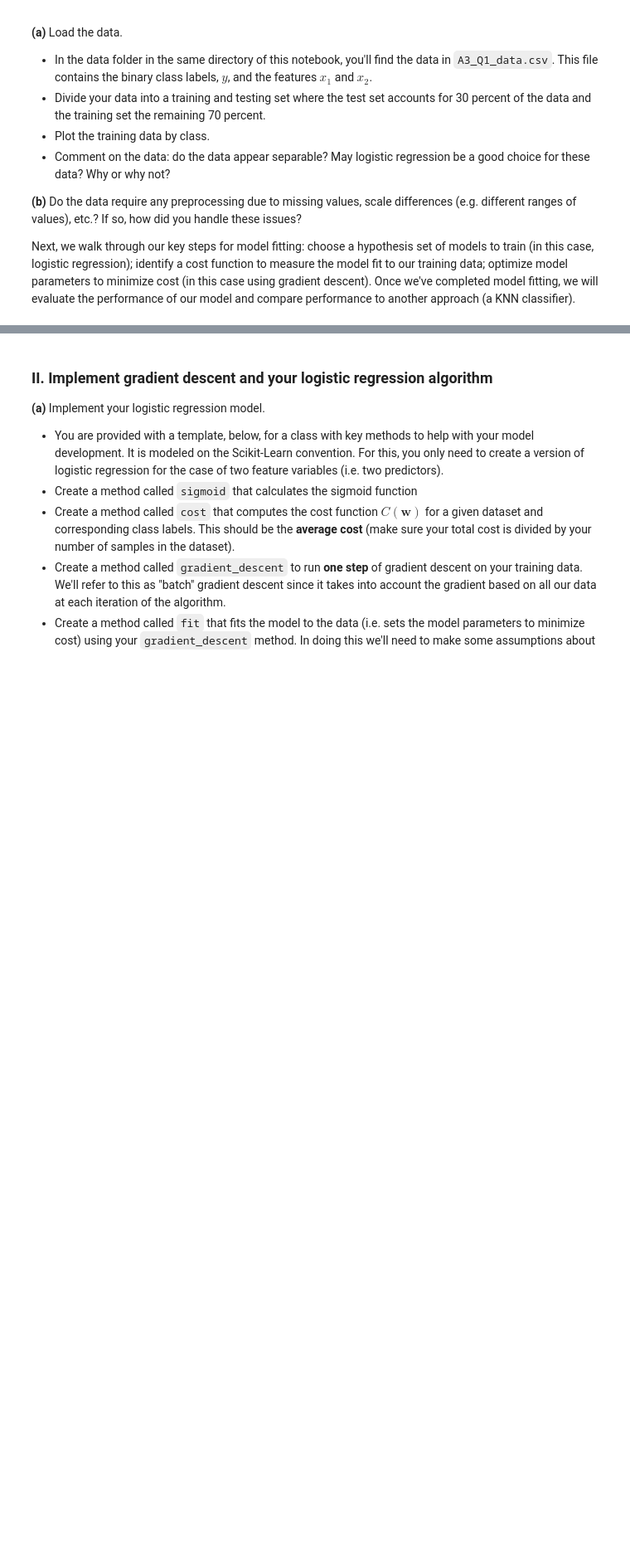
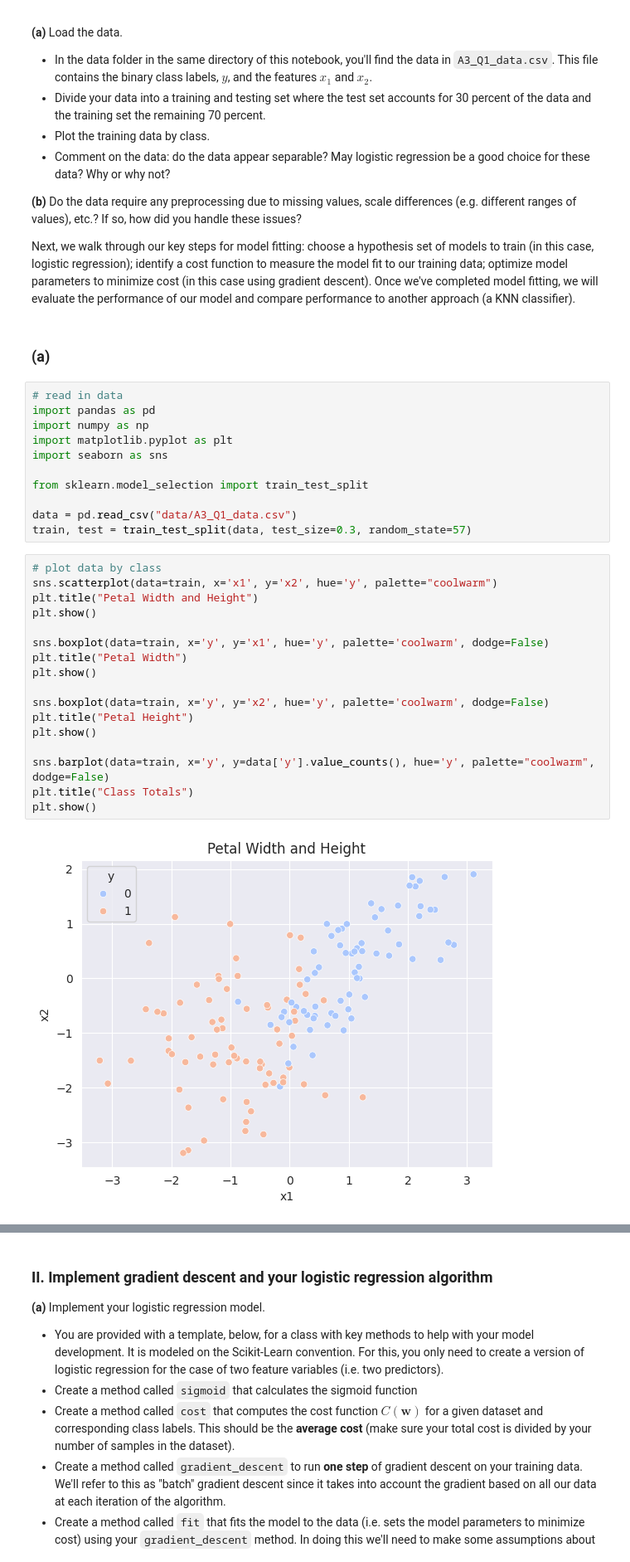
Before and after one commit to lorn-jaeger/CSCI-447, a Jupyter notebook: assignments/Assignment_3.ipynb, the cells around one changed output, grey strips where cells are left out. Shown: that part at 83% size. Cells and saved outputs as stored; diff of their text form; blank space fills up the shorter version.

```diff
--- a/assignments/Assignment_3.ipynb
+++ b/assignments/Assignment_3.ipynb
@@ -39,3 +39,35 @@ You are given some data for which you are tasked with constructing a classifier.
 **(b)** Do the data require any preprocessing due to missing values, scale differences (e.g. different ranges of values), etc.? If so, how did you handle these issues?
 
 Next, we walk through our key steps for model fitting: choose a hypothesis set of models to train (in this case, logistic regression); identify a cost function to measure the model fit to our training data; optimize model parameters to minimize cost (in this case using gradient descent). Once we've completed model fitting, we will evaluate the performance of our model and compare performance to another approach (a KNN classifier).
+# %% [markdown]
+### (a)
+# %%
+# read in data
+import pandas as pd
+import numpy as np
+import matplotlib.pyplot as plt
+import seaborn as sns
+
+from sklearn.model_selection import train_test_split
+
+data = pd.read_csv("data/A3_Q1_data.csv")
+train, test = train_test_split(data, test_size=0.3, random_state=57)
+# %%
+# plot data by class
+sns.scatterplot(data=train, x='x1', y='x2', hue='y', palette="coolwarm")
+plt.title("Petal Width and Height")
+plt.show()
+
+sns.boxplot(data=train, x='y', y='x1', hue='y', palette='coolwarm', dodge=False)
+plt.title("Petal Width")
+plt.show()
+
+sns.boxplot(data=train, x='y', y='x2', hue='y', palette='coolwarm', dodge=False)
+plt.title("Petal Height")
+plt.show()
+
+sns.barplot(data=train, x='y', y=data['y'].value_counts(), hue='y', palette="coolwarm", dodge=False)
+plt.title("Class Totals")
+plt.show()
+# %% [output]
+[figure, added]
```
Also changed, not shown: parts of 18 cells of this notebook.
